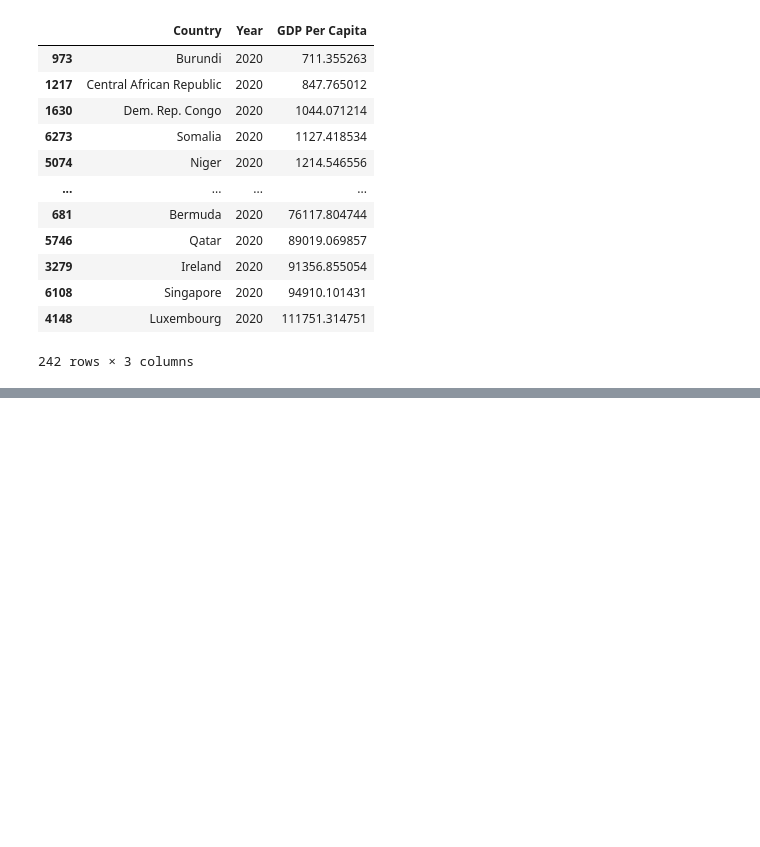
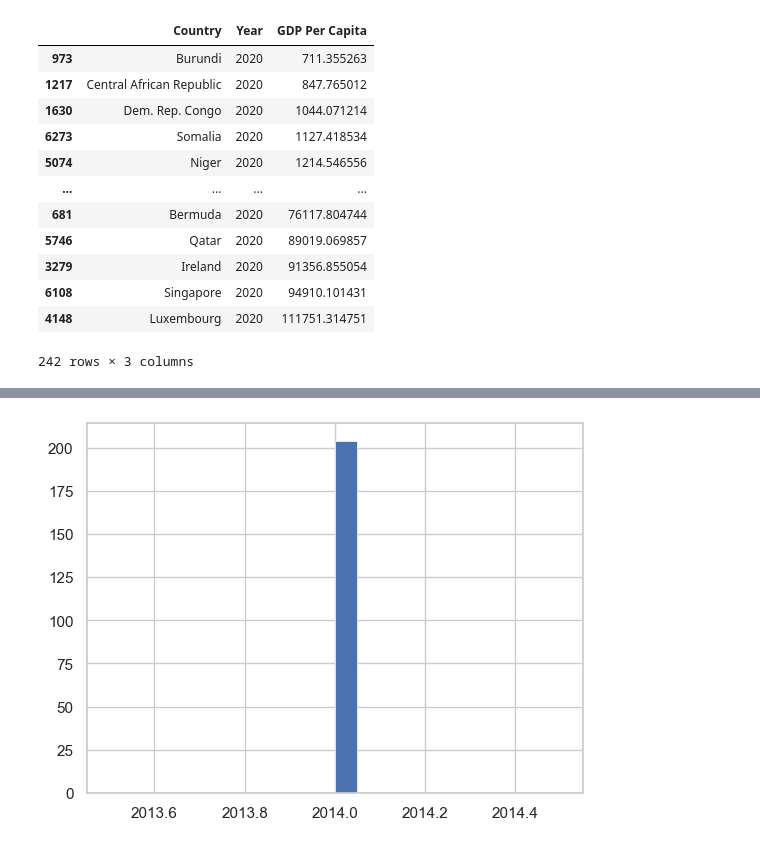
Before and after one commit to NSS-Data-Analytics-Cohort-12/un-python-Ranae0213, a Jupyter notebook: notebooks/UN.ipynb, the cells around one changed output, grey strips where cells are left out. Cells and saved outputs as stored; diff of their text form; code cells hidden in the pictures; blank space fills up the shorter version.

```diff
--- a/notebooks/UN.ipynb
+++ b/notebooks/UN.ipynb
@@ -326,0 +365,9 @@ high_2020.sort_values(by=['GDP Per Capita'])
+# %%
+internet_df_2014= internet_df[internet_df['Year'] == 2014]
+# %%
+fig, ax = plt.subplots()
+x= internet_df_2014['Year']
+ax.hist(x, bins=20, linewidth=0.5, edgecolor="white")
+plt.show()
+# %% [output]
+[figure, added]
```
Also changed, not shown: parts of 16 cells of this notebook.
